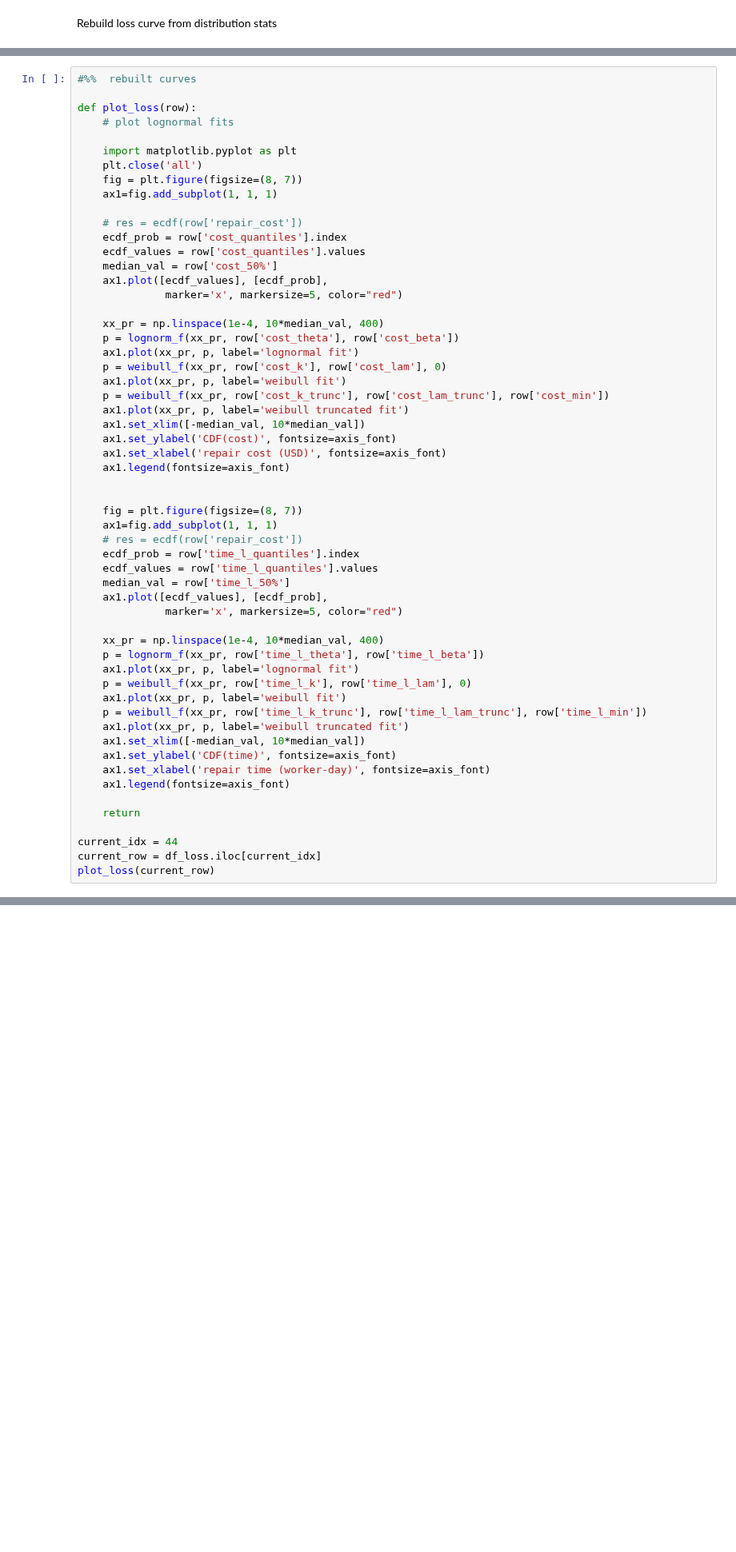
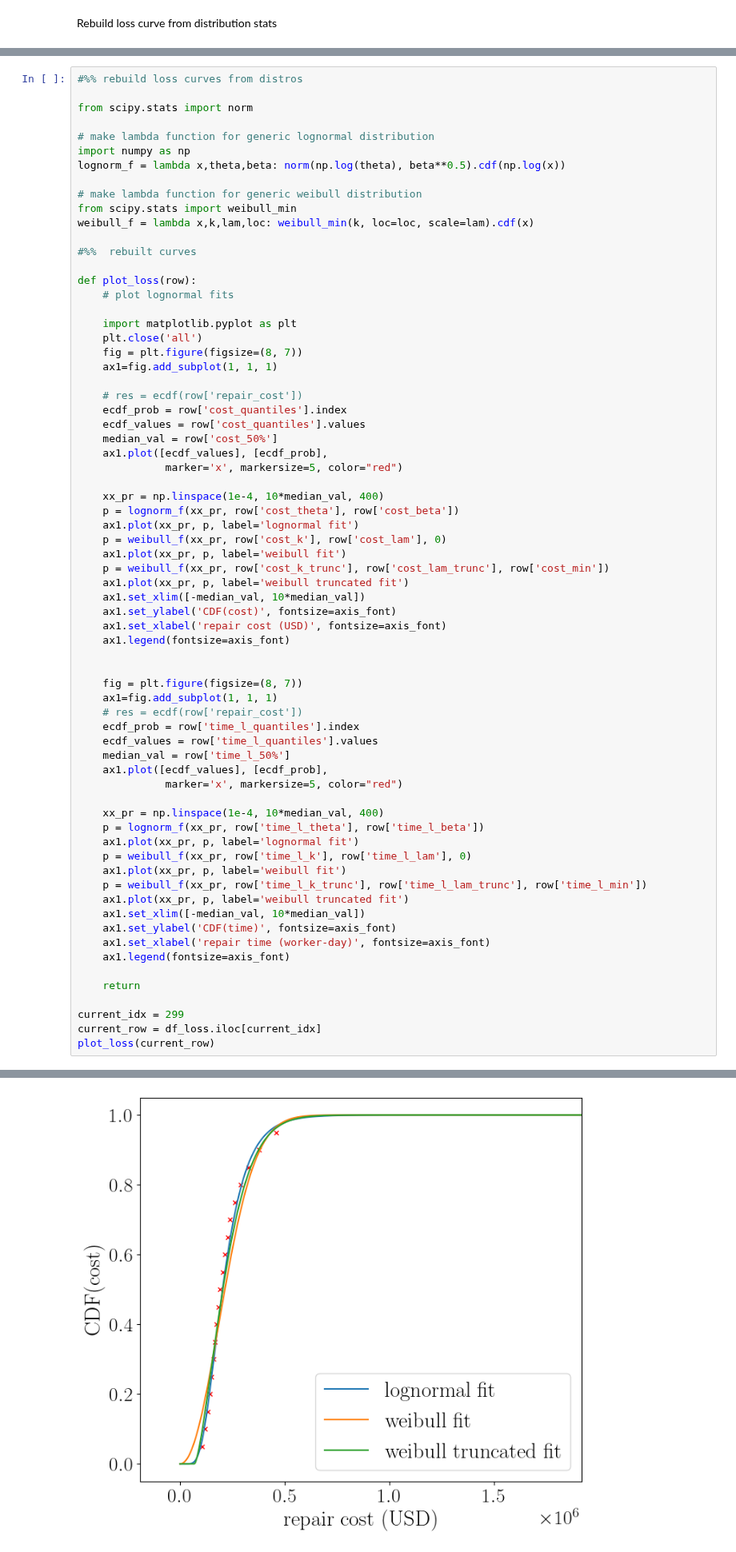
Before and after one commit to hgp297/isol-sys-database, a Jupyter notebook: src/analyses/time_anly.ipynb, the cells around one changed output, grey strips where cells are left out. Shown at 80% size. Cells and saved outputs as stored; diff of their text form; blank space fills up the shorter version.

```diff
--- a/src/analyses/time_anly.ipynb
+++ b/src/analyses/time_anly.ipynb
@@ -959,4 +356,16 @@ Show rebuilt curves
 # %%
+#%% rebuild loss curves from distros
+
+from scipy.stats import norm
+
+# make lambda function for generic lognormal distribution
+import numpy as np
+lognorm_f = lambda x,theta,beta: norm(np.log(theta), beta**0.5).cdf(np.log(x))
+
+# make lambda function for generic weibull distribution
+from scipy.stats import weibull_min
+weibull_f = lambda x,k,lam,loc: weibull_min(k, loc=loc, scale=lam).cdf(x)
+
 #%%  rebuilt curves
 
 def plot_loss(row):
@@ -1010,7 +419,7 @@ def plot_loss(row):
 
     return
 
-current_idx = 44
+current_idx = 299
 current_row = df_loss.iloc[current_idx]
 plot_loss(current_row)
 # %% [output]
@@ -1031,0 +426 @@ Here is the full report generated by latex:
+[figure, added]
```
Also changed, not shown: parts of 26 cells of this notebook, 2 other files.
